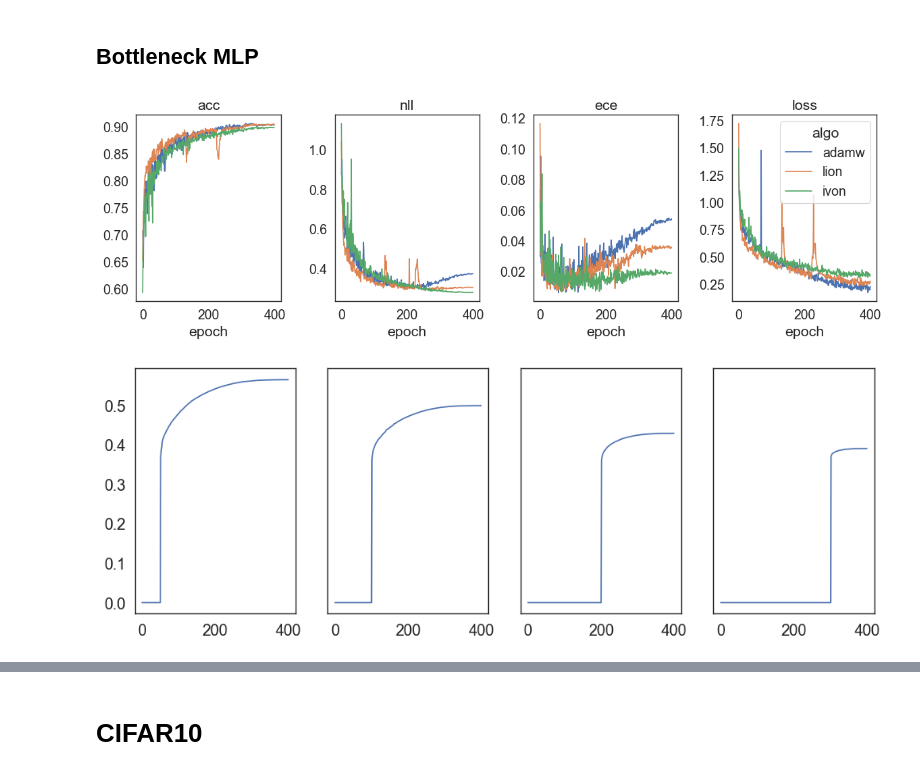
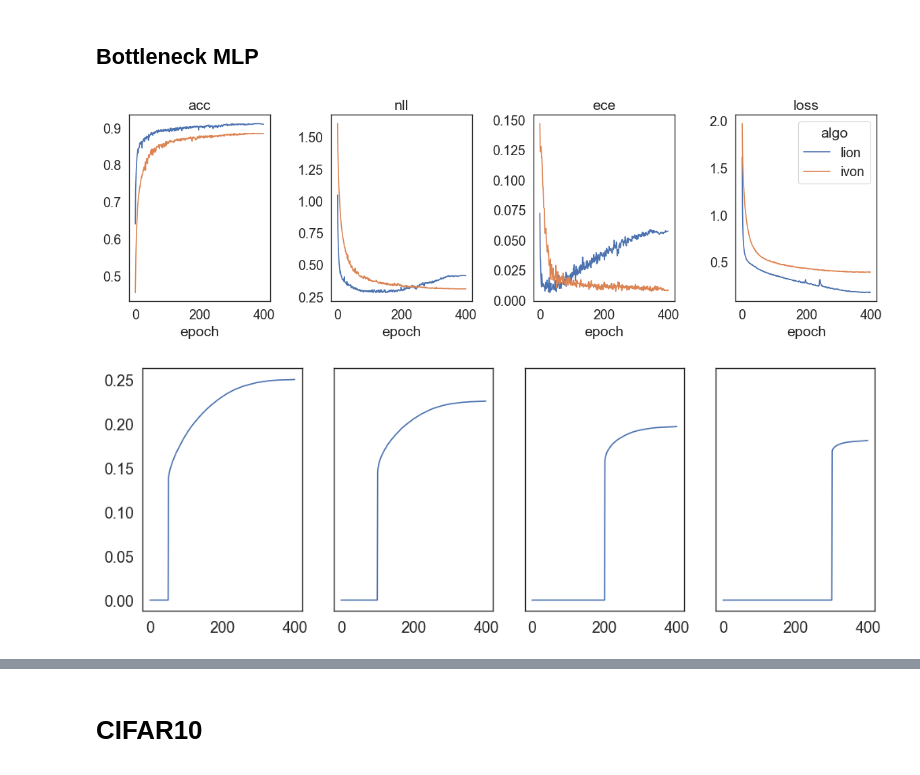
Before and after one commit to dimarkov/bmr4pml, a Jupyter notebook: notebooks/test_ivon_with_bmr.ipynb, the cells around one changed output, grey strips where cells are left out. Saved outputs shown, nothing was run; the diff lists cells and outputs as text; code cells hidden in the pictures.

```diff
--- a/notebooks/test_ivon_with_bmr.ipynb
+++ b/notebooks/test_ivon_with_bmr.ipynb
@@ -356,6 +356,7 @@ for n, start_pruning in enumerate([50, 100, 200, 300]):
             optim,
             train_ds,
             test_ds,
+            mnist_augdata,
             num_epochs=num_epochs,
             batch_size=batch_size,
             start_pruning=start_pruning
@@ -420,21 +406,19 @@ optimizer2 = optax.lion(lr_schd, weight_decay=0.)
 rng_key, key = jr.split(rng_key)
 bmlp = DeepMlp(
         img_size=in_size[:-1],
-        in_channels=in_size[-1],
+        in_chans=in_size[-1],
         embed_dim=256,
         num_classes=10,
         num_blocks=6,
         activation=nn.gelu,
-        augmentation=augment,
-        type="bottleneck",
-        inference=False,
+        mlp_type="bottleneck",
         key=key
 )
 # %%
 mus = []
 results = []
 
-for optim in [optimizer1, optimizer2]:
+for optim in [optimizer2]:
     rng_key, key = jr.split(rng_key)
     trained_bmlp, final_opt_state, metrics = run_training(
         key,
@@ -442,8 +426,10 @@ for optim in [optimizer1, optimizer2]:
         optim,
         train_ds,
         test_ds,
+        mnist_augdata,
         num_epochs=num_epochs,
         batch_size=batch_size,
+        eps=0.
     )
 
     state = final_opt_state[0]
@@ -466,7 +452,7 @@ rng_key, key = jr.split(rng_key)
 optimizer3 = ivon(
     key,
     lr_schd,
-    s0=1.,
+    s0=1.0,
     h0=1.0,
     num_data=len(train_ds['image']),
 )
@@ -479,9 +465,11 @@ for optim in [optimizer3]:
         optim,
         train_ds,
         test_ds,
+        mnist_augdata,
         num_epochs=num_epochs,
         batch_size=batch_size,
         start_pruning=num_epochs,
+        eps=0.
     )
 
     state = final_opt_state[0]
@@ -492,17 +480,17 @@ for optim in [optimizer3]:
 # %%
 fig, axes = plt.subplots(1, 4, figsize=(12, 4))
 
 for i, name in enumerate(['acc', 'nll', 'ece', 'loss']):
-    for j, algo in enumerate(["adamw", "lion", "ivon"]):
+    for j, algo in enumerate(["lion", "ivon"]):
         axes[i].plot(results[j][name], label=algo)
 
     axes[i].set_title(name)
     axes[i].set_xlabel('epoch')
 
 plt.legend(title='algo')
 fig.tight_layout()
 # %% [output]
-[figure, old version]
+[figure, new version]
 # %%
 mus_prune = []
 sigmas_prune = []
@@ -518,6 +506,7 @@ for n, start_pruning in enumerate([50, 100, 200, 300]):
             optim,
             train_ds,
             test_ds,
+            mnist_augdata,
             num_epochs=num_epochs,
             batch_size=batch_size,
             start_pruning=start_pruning
@@ -532,7 +521,7 @@ for n, start_pruning in enumerate([50, 100, 200, 300]):
     for i, l in enumerate([results_prune[n]["pf"].linear_embed]):
         axes[n].plot(l.weight, label=i)
 # %% [output]
-[figure, old version]
+[figure, new version]
 # %%
 fig, axes = plt.subplots(1, 4, figsize=(12, 4))
 
```
Also changed, not shown: parts of 29 cells of this notebook.
